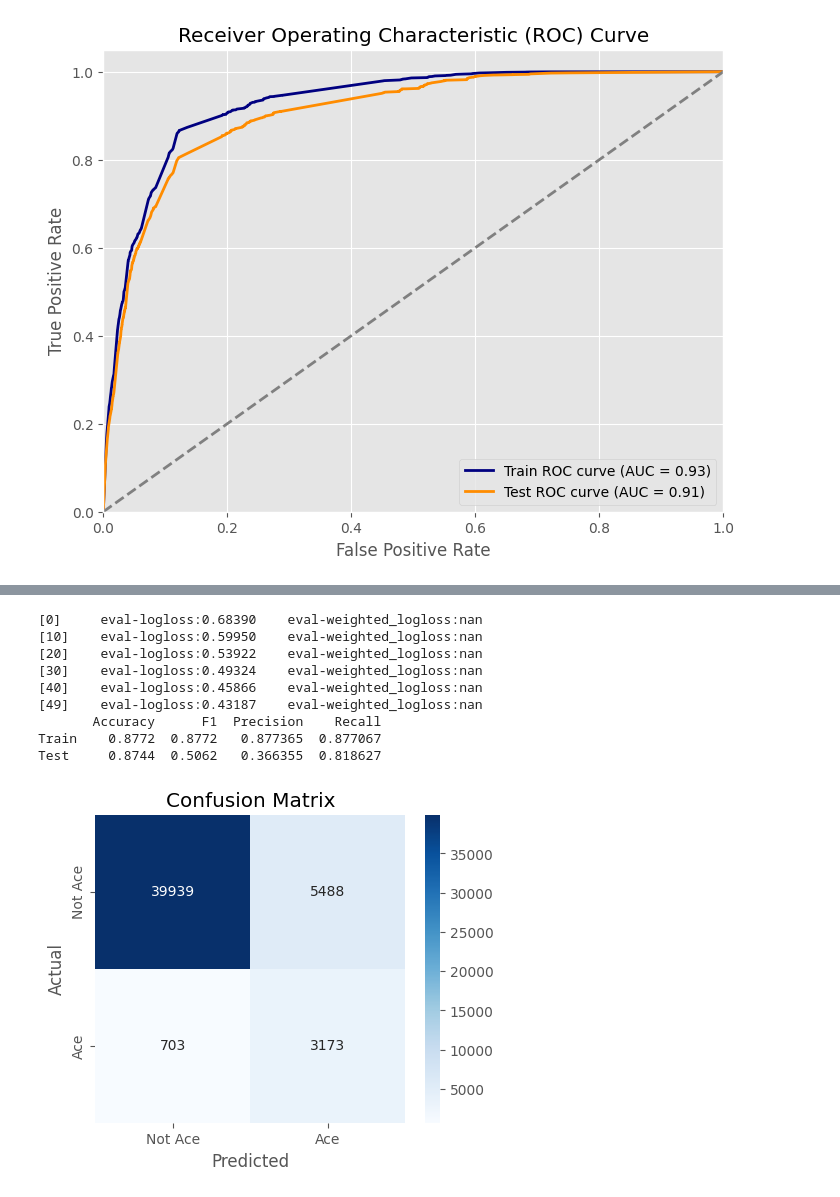
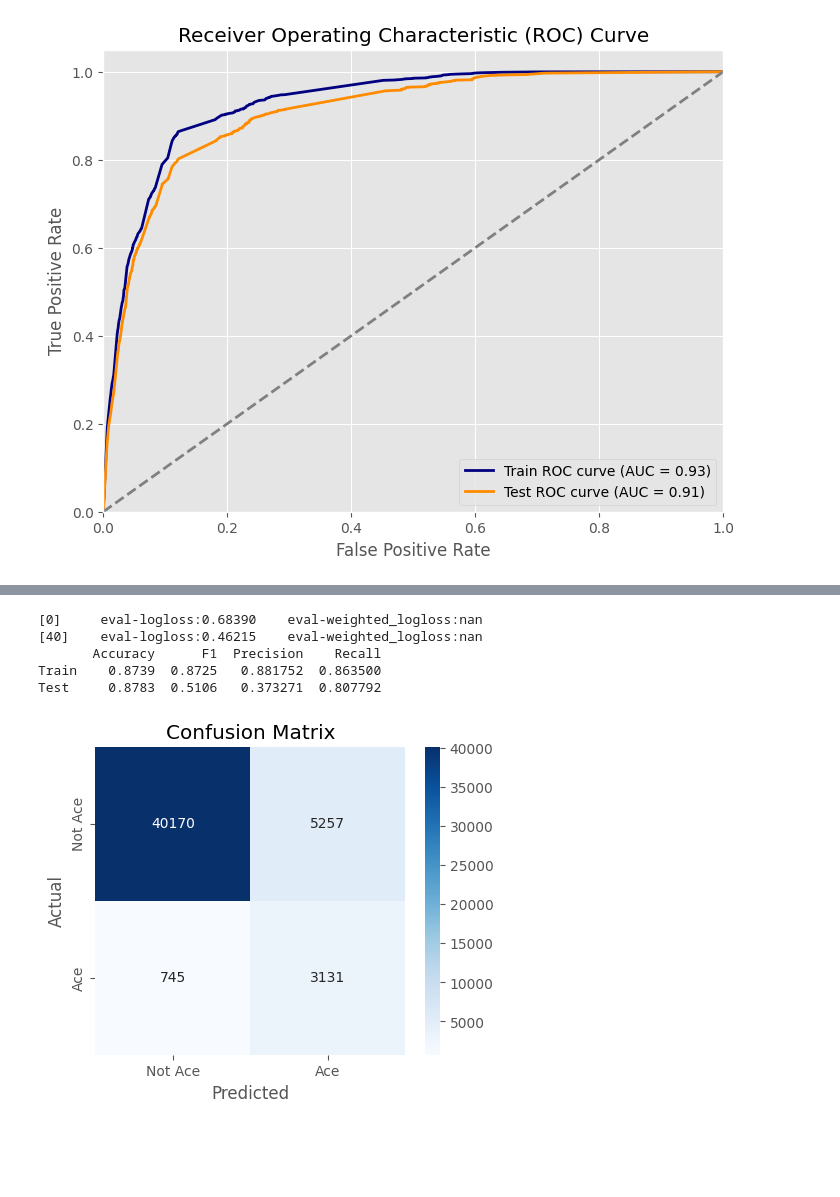
Before and after one commit to apbw-6/Tennis_Ace_Prediction, a Jupyter notebook: 4.Model_Training.ipynb, the cells around one changed output, grey strips where cells are left out. Saved outputs shown, nothing was run; the diff lists cells and outputs as text; code cells hidden in the pictures; blank space fills up the shorter version.

```diff
--- a/4.Model_Training.ipynb
+++ b/4.Model_Training.ipynb
@@ -545,41 +542,37 @@ params = {
     "subsample": 0.85,
     "reg_alpha": 1,
     "reg_lambda": 1,
     "eval_metric": "logloss",  # Default metric for reference
 }
 
 # Train the XGBoost model with the custom loss function
 model = xgboost.train(
     params,
     dtrain,
     num_boost_round=100,
     evals=[(dtest, "eval")],
     feval=lambda p, d: weighted_logloss(
-        p, d, weight_fp=50.0
+        p, d, weight_fp=1000.0
     ),  # Adjust weight_fp to fine-tune
-    early_stopping_rounds=50,
-    verbose_eval=10,
+    early_stopping_rounds=40,
+    verbose_eval=100,
 )
 
 # Predict probabilities for both train and test sets
 y_train_prob = model.predict(dtrain)
 y_test_prob = model.predict(dtest)
 
 # Convert probabilities to class labels (Threshold = 0.5)
 threshold = 0.5
 y_pred_train = (y_train_prob > threshold).astype(int)
 y_pred = (y_test_prob > threshold).astype(int)
 
 scoring()
 confusion_matrix_display()
 # %% [output]
 [0]     eval-logloss:0.68390    eval-weighted_logloss:nan
-[10]    eval-logloss:0.59950    eval-weighted_logloss:nan
-[20]    eval-logloss:0.53922    eval-weighted_logloss:nan
-[30]    eval-logloss:0.49324    eval-weighted_logloss:nan
-[40]    eval-logloss:0.45866    eval-weighted_logloss:nan
-[49]    eval-logloss:0.43187    eval-weighted_logloss:nan
+[40]    eval-logloss:0.46215    eval-weighted_logloss:nan
        Accuracy      F1  Precision    Recall
-Train    0.8772  0.8772   0.877365  0.877067
-Test     0.8744  0.5062   0.366355  0.818627
+Train    0.8739  0.8725   0.881752  0.863500
+Test     0.8783  0.5106   0.373271  0.807792
-[figure, old version]
+[figure, new version]
```
Also changed, not shown: parts of 9 cells of this notebook, 1 other file.
